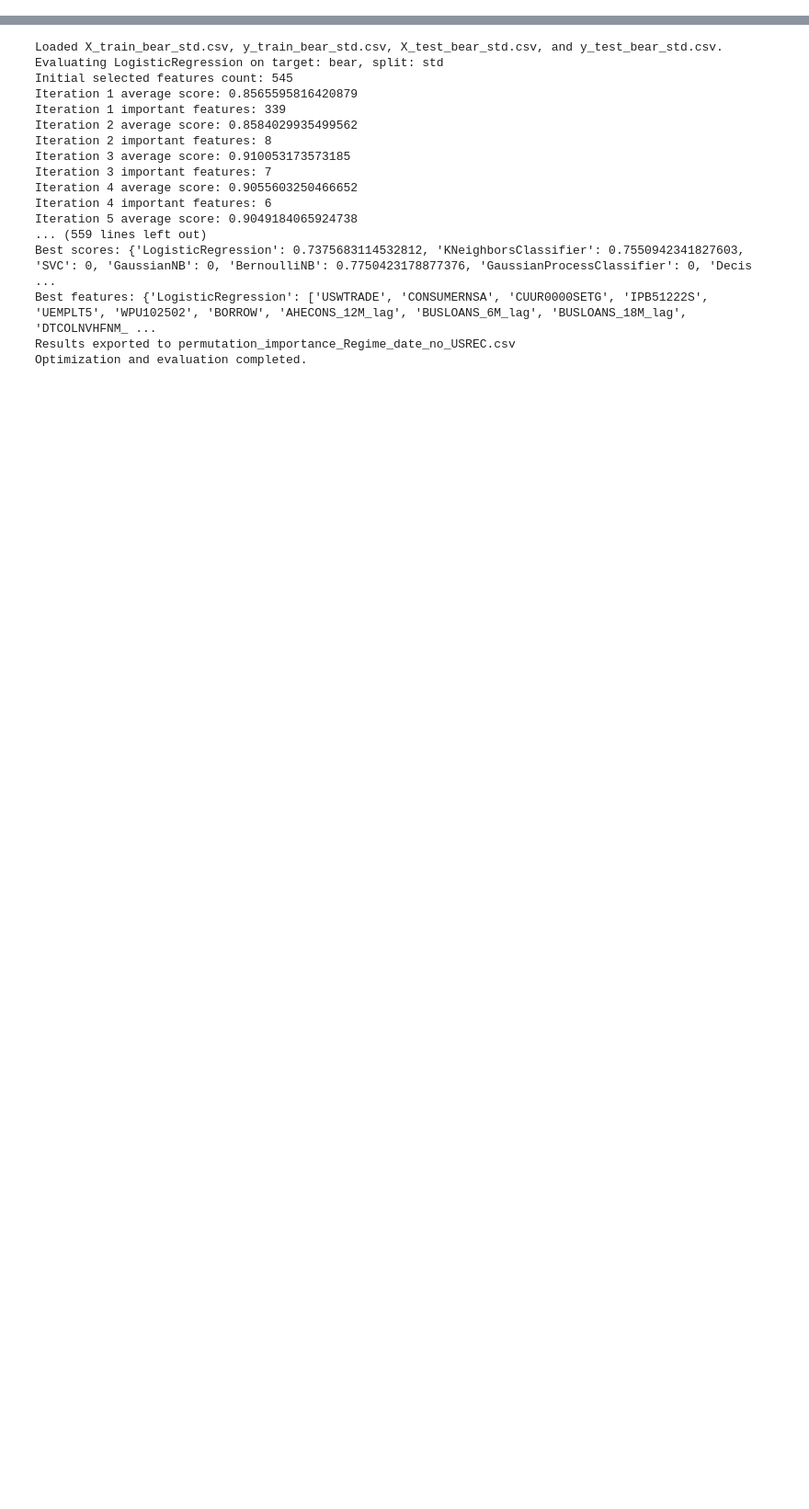
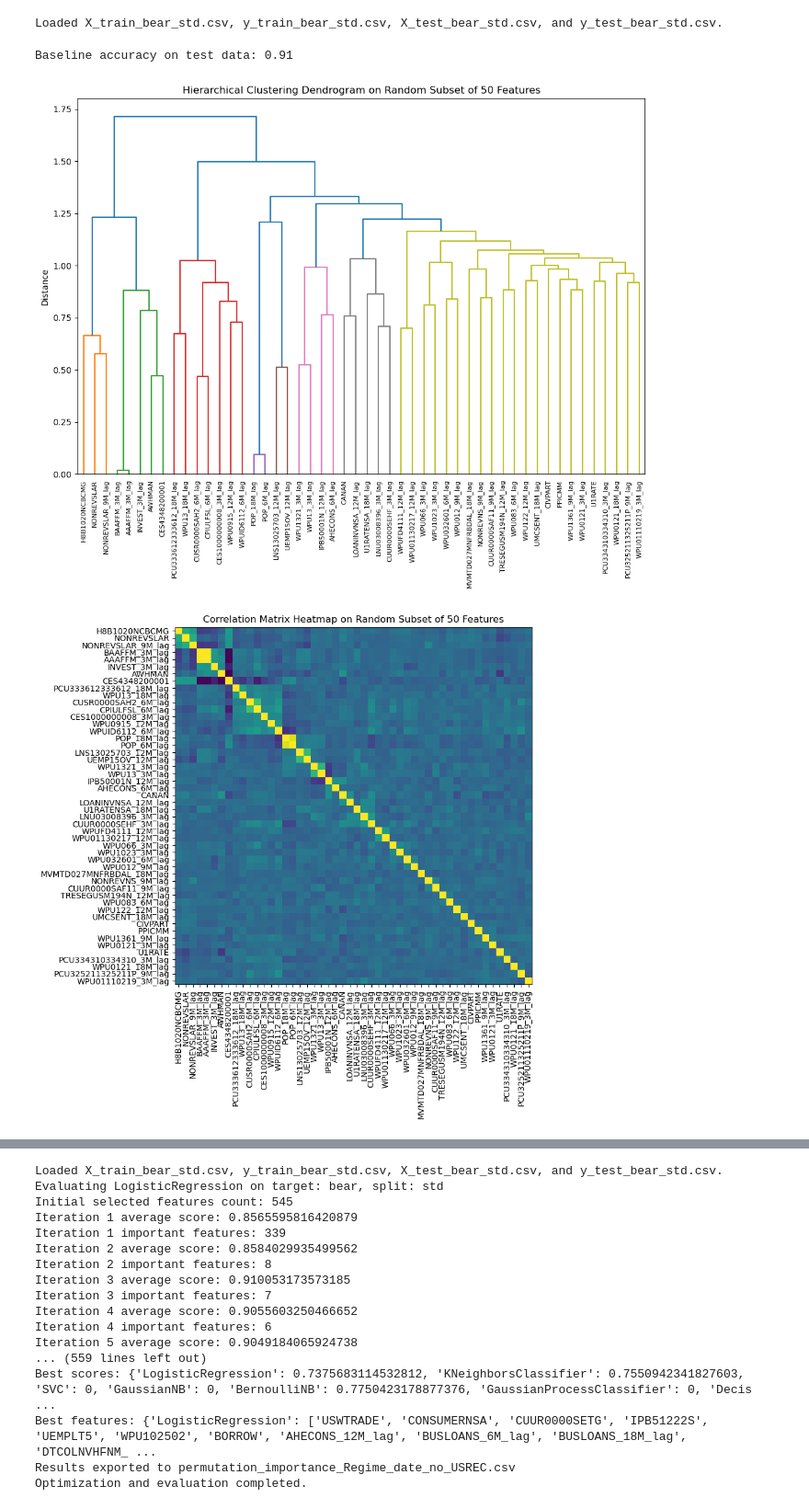
Before and after one commit to jonkerr/bug-free-palm-tree, a Jupyter notebook: permutation_importance.ipynb, the cells around one changed output, grey strips where cells are left out. Shown: that part at 92% size. Cells and saved outputs as stored; diff of their text form; code cells hidden in the pictures; blank space fills up the shorter version.

```diff
--- a/permutation_importance.ipynb
+++ b/permutation_importance.ipynb
@@ -269,0 +97,33 @@ def plot_permutation_importance(clf, X, y, ax):
+# %%
+X_train, y_train, X_test, y_test = load_data()
+# %% [output]
+Loaded X_train_bear_std.csv, y_train_bear_std.csv, X_test_bear_std.csv, and y_test_bear_std.csv.
+# %%
+X = pd.concat([X_train, X_test], axis=0, ignore_index=True)
+n = 50 # Number of features to sample
+X = X.sample(n=n, axis=1, random_state=SEED)
+
+X_test = X_test[X.columns]
+X_train = X_train[X.columns]
+
+clf = train_classifier(RandomForestClassifier(random_state=SEED), X_train, y_train)
+print(f"Baseline accuracy on test data: {clf.score(X_test, y_test):.2}")
+# %% [output]
+Baseline accuracy on test data: 0.91
+# %%
+# Plot Dendrogram
+fig1, ax1 = plt.subplots(figsize=(12, 8))
+dendro = plot_dendrogram(X, ax1)
+plt.title(f'Hierarchical Clustering Dendrogram on Random Subset of {n} Features')
+ax1.set_ylabel('Distance')
+plt.show()
+
+# Plot Heatmap
+fig2, ax2 = plt.subplots(figsize=(12, 8))
+corr = create_correlation_matrix(X)
+plot_heatmap(corr, dendro, ax2)
+plt.title(f'Correlation Matrix Heatmap on Random Subset of {n} Features')
+plt.show()
+# %% [output]
+[figure, added]
+[figure, added]
```
Also changed, not shown: parts of 23 cells of this notebook, 1 other file.
